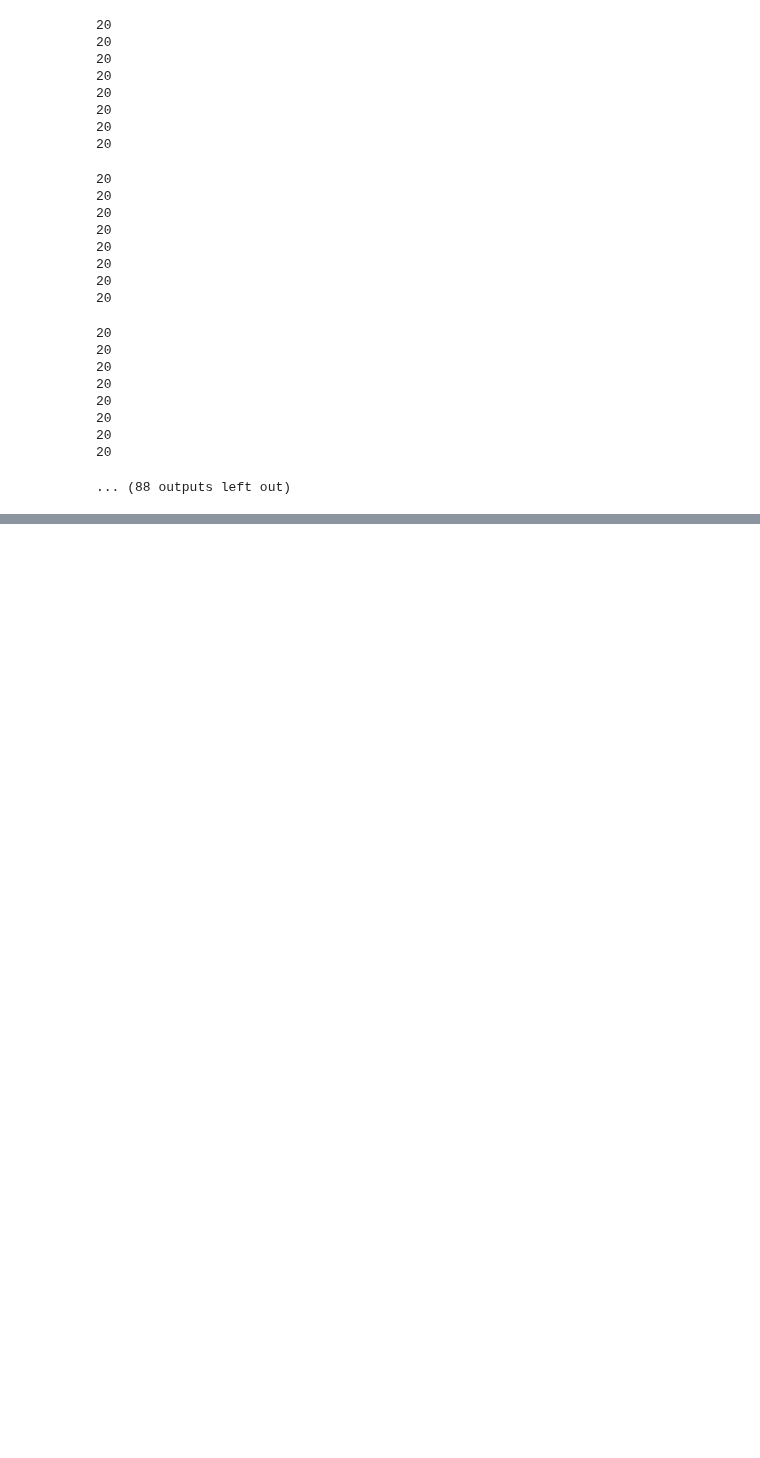
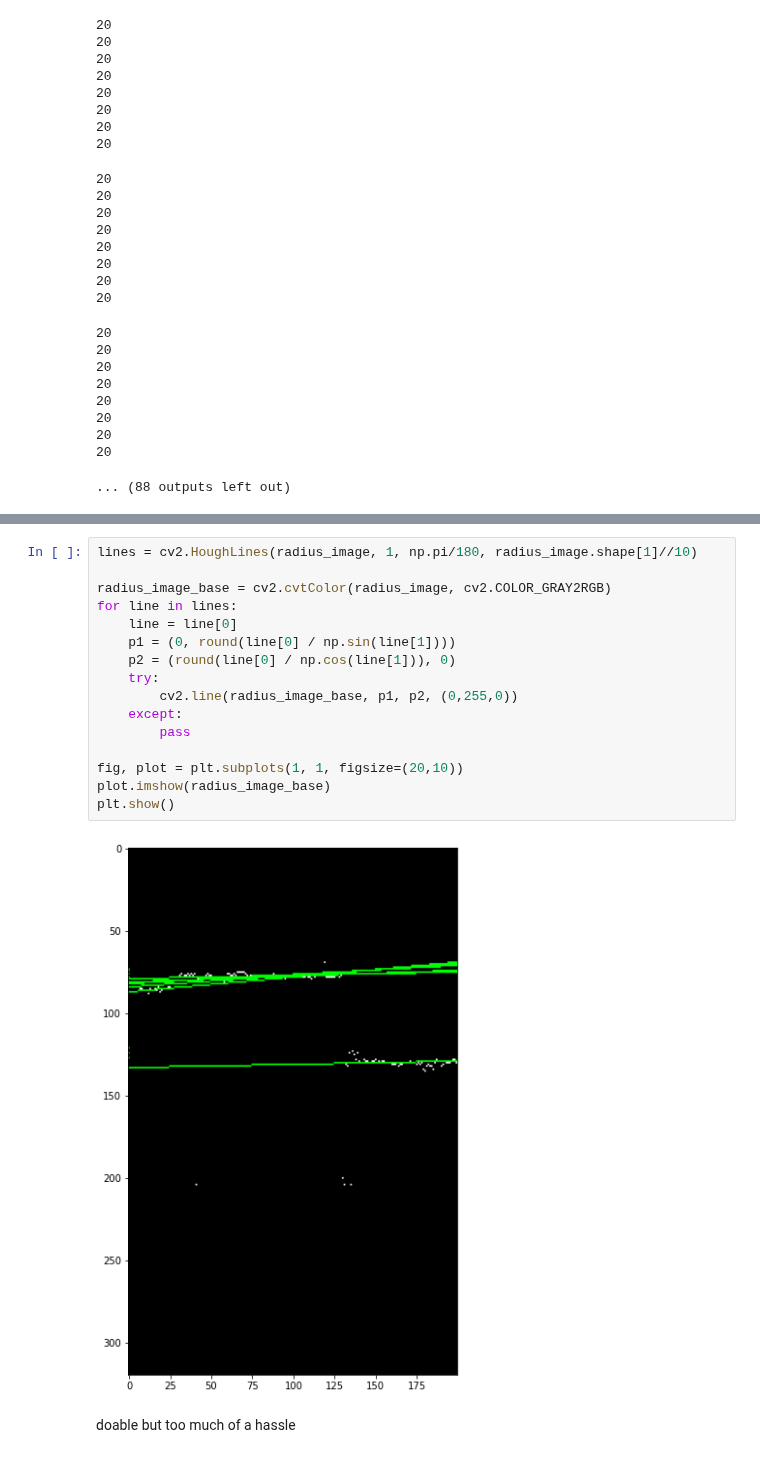
Before and after one commit to Custom-Surgical-GmbH/Cataract-Surgery-Training-Explorations, a Jupyter notebook: opencv_explorations/outlier_detection_methods.ipynb, the cells around one changed output, grey strips where cells are left out. Drawn from its saved outputs; the diff is of its cells as text; blank space fills up the shorter version.

```diff
--- a/opencv_explorations/outlier_detection_methods.ipynb
+++ b/opencv_explorations/outlier_detection_methods.ipynb
@@ -459,0 +504,20 @@ array([335.5, 333.5, 333.5], dtype=float32)
+# %%
+lines = cv2.HoughLines(radius_image, 1, np.pi/180, radius_image.shape[1]//10)
+
+radius_image_base = cv2.cvtColor(radius_image, cv2.COLOR_GRAY2RGB)
+for line in lines:
+    line = line[0]
+    p1 = (0, round(line[0] / np.sin(line[1])))
+    p2 = (round(line[0] / np.cos(line[1])), 0)
+    try:
+        cv2.line(radius_image_base, p1, p2, (0,255,0))
+    except:
+        pass
+
+fig, plot = plt.subplots(1, 1, figsize=(20,10))
+plot.imshow(radius_image_base)
+plt.show()
+# %% [output]
+[figure, added]
+# %% [markdown]
+doable but too much of a hassle
```
Also changed, not shown: parts of 10 cells of this notebook, 1 other file.
